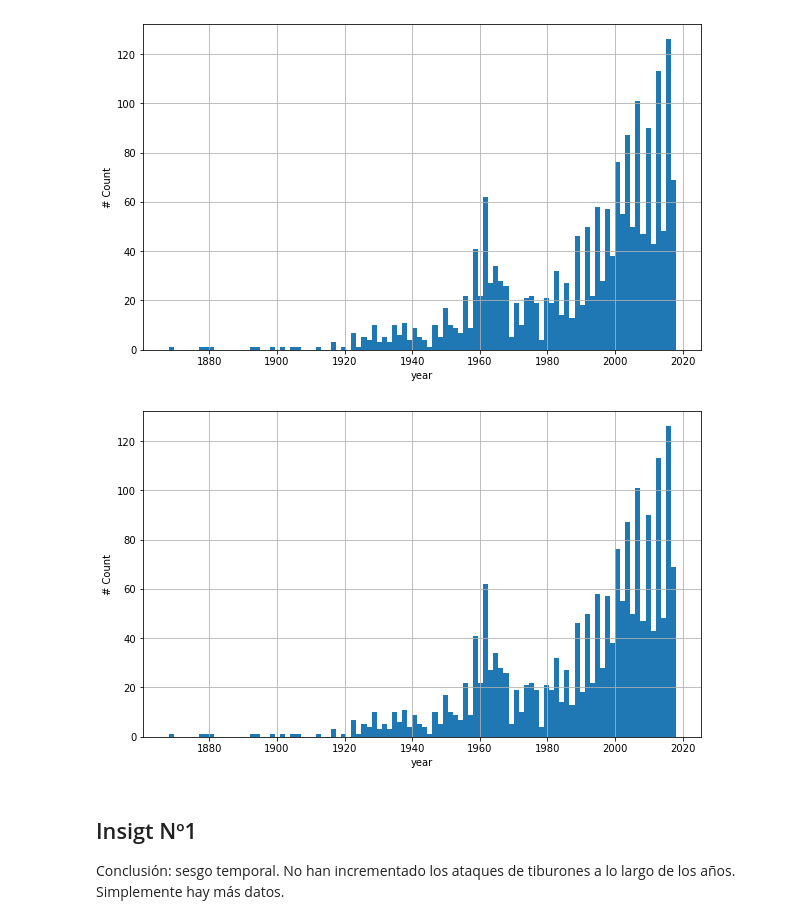
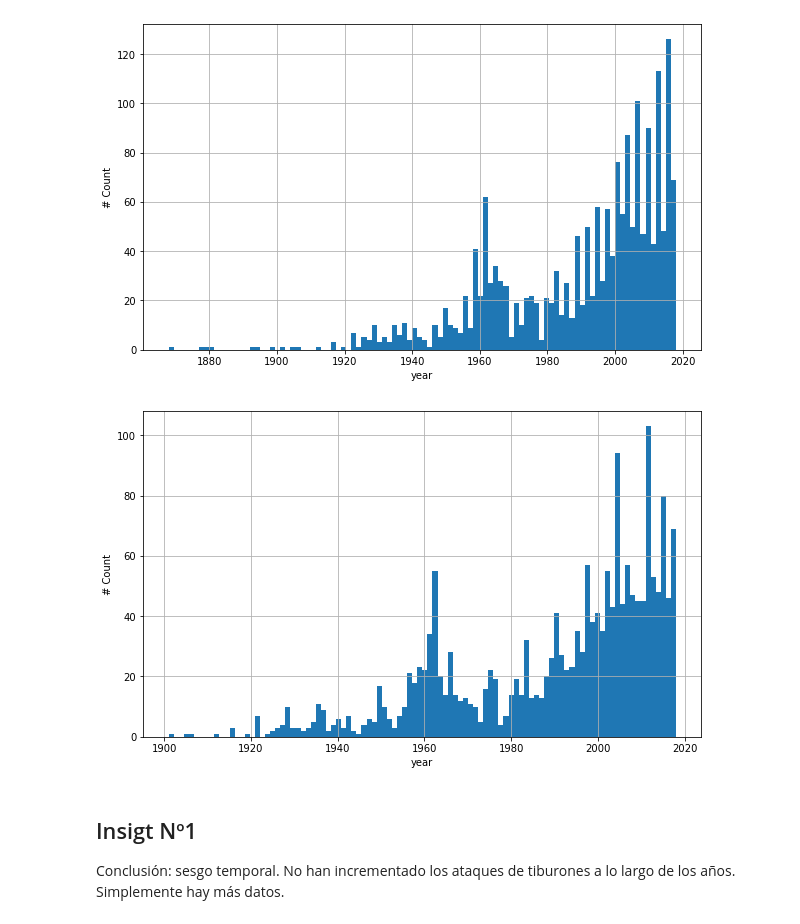
Before and after one commit to adominguez033/Project1_DA_Ironhack, a Jupyter notebook: Notebook/Formulas _DataCleaning.ipynb, the cells around one changed output. Cells and saved outputs as stored; diff of their text form; code cells hidden in the pictures.

```diff
--- a/Notebook/Formulas _DataCleaning.ipynb
+++ b/Notebook/Formulas _DataCleaning.ipynb
@@ -905,14 +885,14 @@ plt.xlabel('year');
 # %%
 plt.figure(figsize=(10, 6))
 
-data=df[df.year>1550].year
+data=df[df.year>1900].year
 
 data.hist(bins=100)
 
 plt.ylabel('# Count')
 plt.xlabel('year');
 # %% [output]
-[figure, old version]
+[figure, new version]
 # %% [markdown]
 ## Insigt Nº1
 
```
Also changed, not shown: parts of 110 cells of this notebook, 1 other file.
